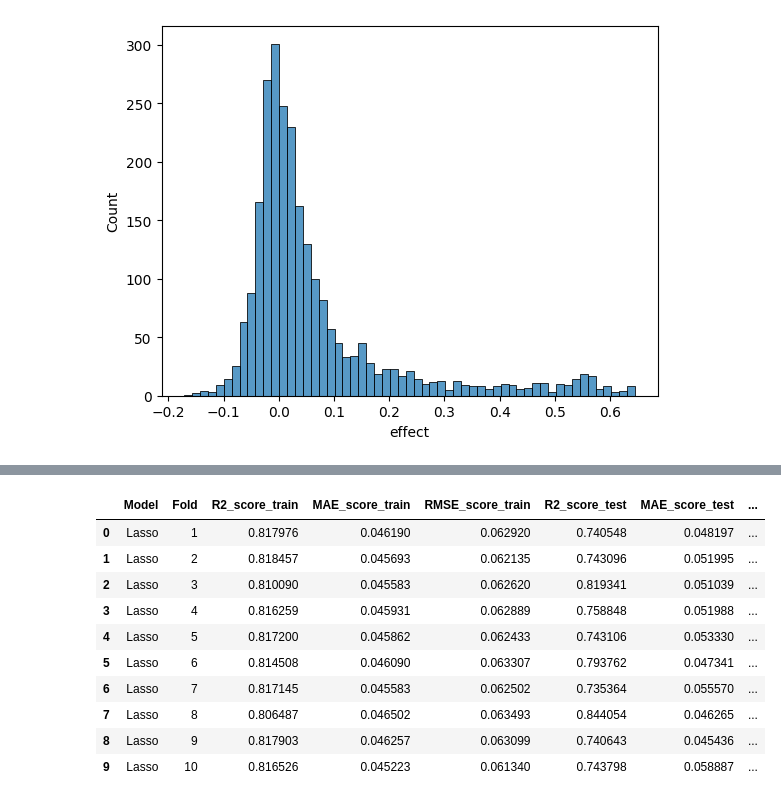
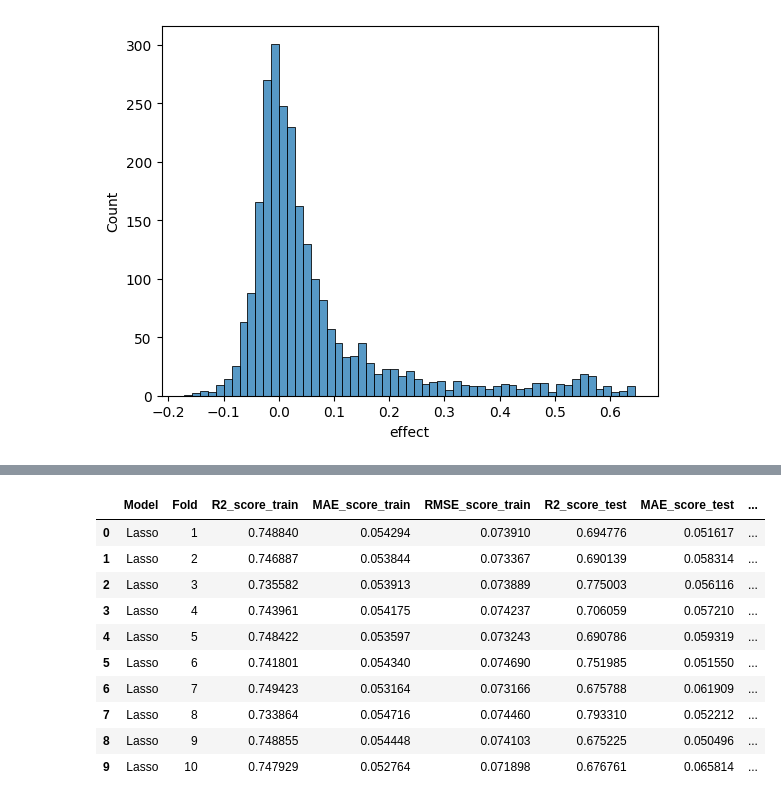
Before and after one commit to ziul-bio/DMS_a-syn, a Jupyter notebook: data_processing.ipynb, the cells around one changed output, grey strips where cells are left out. Cells and saved outputs as stored; diff of their text form; code cells hidden in the pictures.

```diff
--- a/data_processing.ipynb
+++ b/data_processing.ipynb
@@ -188,5 +192,5 @@ def load_mean_embeds(dir_path):
 # %%
-embeds = load_mean_embeds('embeddings/a-syn_DMS_esm2_150M_mean/')
+embeds = pd.read_pickle('embeddings/a-syn_DMS_esm2_150M_mean.pkl')
 data = meta_data.merge(embeds, on='mutation', how='inner')
 data
 # %% [output]
@@ -211,7 +215,7 @@ def features_scaler(features):
     return pd.DataFrame(scaled_features)
 # %%
 features = data.iloc[:, meta_data.shape[1]:]
-features = features_scaler(features)
+#features = features_scaler(features)
 features
 # %% [output]
 |  | 0 | 1 | 2 | 3 | 4 | 5 | 6 | 7 | 8 | 9 | ... | ... |
@@ -240,8 +259,6 @@ def run_regression_v2(features, target):
     folds = []
     r2s_train,  maes_train, rmses_train = [], [], []
     r2s_test, maes_test, rmses_test = [], [], []
-
-    predictions = {'actual': [], 'predicted': []}
 
     # Define the KFold cross-validator
     kf = KFold(n_splits=10, shuffle=True, random_state=42)
@@ -253,18 +270,13 @@ def run_regression_v2(features, target):
         y_train, y_test = target.iloc[train_index], target.iloc[test_index]
 
         # Define and train the regression model
-        model = Lasso(alpha=0.0001, random_state=42, max_iter=10000, tol=0.001)
+        #model = Lasso(alpha=0.0004, random_state=42, max_iter=10000, tol=0.001) # for scaled features
+        model = Lasso(alpha=0.00001, random_state=42, max_iter=10000, tol=0.001)
         model.fit(X_train, y_train)
-
 
         # Make predictions
         y_pred_train = pd.DataFrame(model.predict(X_train))
         y_pred_test = pd.DataFrame(model.predict(X_test))
-
-        predictions['actual'].extend(y_test.values)
-        predictions['predicted'].extend(y_pred_test.values)
-
-
 
         # Evaluate the model
         r2_train = metrics.r2_score(y_train, y_pred_train)
@@ -291,10 +303,27 @@ def run_regression_v2(features, target):
 
         #print(f"Fold {kfold + 1}, R2 (train): {r2_train:.2f}, R2 (test): {r2_test:.2f},")
 
+    # retrain the model on the entire dataset
+    X_train, X_test, y_train, y_test = train_test_split(features, target, test_size=0.2, random_state=42)
+    model.fit(X_train, y_train)
+
+    # Make predictions
+    predictions = {
+        'actual_train': [], 'predicted_train': [],
+        'actual_test': [], 'predicted_test': [],
+        }
+    y_pred_train = pd.DataFrame(model.predict(X_train))
+    y_pred_test = pd.DataFrame(model.predict(X_test))
+
+    predictions['actual_train'].extend(y_train.values)
+    predictions['actual_test'].extend(y_test.values)
+
+    predictions['predicted_train'].extend(y_pred_train.values)
+    predictions['predicted_test'].extend(y_pred_test.values)
 
 
     # Return the collected results
-    return folds, r2s_train, maes_train, rmses_train, r2s_test, maes_test, rmses_test, predictions
+    return folds, r2s_train, maes_train, rmses_train, r2s_test, maes_test, rmses_test, predictions, model
 
 
 def save_results_v2(folds, r2s_train, maes_train, rmses_train, r2s_test, maes_test, rmses_test):
@@ -314,18 +343,18 @@ def save_results_v2(folds, r2s_train, maes_train, rmses_train, r2s_test, maes_te
     results = pd.DataFrame(res_dict).reset_index(drop=True)
     return results
 # %%
-folds, r2s_train, maes_train, rmses_train, r2s_test, maes_test, rmses_test, predictions = run_regression_v2(features, target)
+folds, r2s_train, maes_train, rmses_train, r2s_test, maes_test, rmses_test, predictions, model = run_regression_v2(features, target)
 save_results_v2(folds, r2s_train, maes_train, rmses_train, r2s_test, maes_test, rmses_test)
 # %% [output]
 |  | Model | Fold | R2_score_train | MAE_score_train | RMSE_score_train | R2_score_test | MAE_score_test | ... |
-| 0 | Lasso | 1 | 0.817976 | 0.046190 | 0.062920 | 0.740548 | 0.048197 | ... |
-| 1 | Lasso | 2 | 0.818457 | 0.045693 | 0.062135 | 0.743096 | 0.051995 | ... |
-| 2 | Lasso | 3 | 0.810090 | 0.045583 | 0.062620 | 0.819341 | 0.051039 | ... |
-| 3 | Lasso | 4 | 0.816259 | 0.045931 | 0.062889 | 0.758848 | 0.051988 | ... |
-| 4 | Lasso | 5 | 0.817200 | 0.045862 | 0.062433 | 0.743106 | 0.053330 | ... |
-| 5 | Lasso | 6 | 0.814508 | 0.046090 | 0.063307 | 0.793762 | 0.047341 | ... |
-| 6 | Lasso | 7 | 0.817145 | 0.045583 | 0.062502 | 0.735364 | 0.055570 | ... |
-| 7 | Lasso | 8 | 0.806487 | 0.046502 | 0.063493 | 0.844054 | 0.046265 | ... |
-| 8 | Lasso | 9 | 0.817903 | 0.046257 | 0.063099 | 0.740643 | 0.045436 | ... |
-| 9 | Lasso | 10 | 0.816526 | 0.045223 | 0.061340 | 0.743798 | 0.058887 | ... |
+| 0 | Lasso | 1 | 0.748840 | 0.054294 | 0.073910 | 0.694776 | 0.051617 | ... |
+| 1 | Lasso | 2 | 0.746887 | 0.053844 | 0.073367 | 0.690139 | 0.058314 | ... |
+| 2 | Lasso | 3 | 0.735582 | 0.053913 | 0.073889 | 0.775003 | 0.056116 | ... |
+| 3 | Lasso | 4 | 0.743961 | 0.054175 | 0.074237 | 0.706059 | 0.057210 | ... |
+| 4 | Lasso | 5 | 0.748422 | 0.053597 | 0.073243 | 0.690786 | 0.059319 | ... |
+| 5 | Lasso | 6 | 0.741801 | 0.054340 | 0.074690 | 0.751985 | 0.051550 | ... |
+| 6 | Lasso | 7 | 0.749423 | 0.053164 | 0.073166 | 0.675788 | 0.061909 | ... |
+| 7 | Lasso | 8 | 0.733864 | 0.054716 | 0.074460 | 0.793310 | 0.052212 | ... |
+| 8 | Lasso | 9 | 0.748855 | 0.054448 | 0.074103 | 0.675225 | 0.050496 | ... |
+| 9 | Lasso | 10 | 0.747929 | 0.052764 | 0.071898 | 0.676761 | 0.065814 | ... |
 # %%
```
Also changed, not shown: parts of 31 cells of this notebook, 5 other files.
